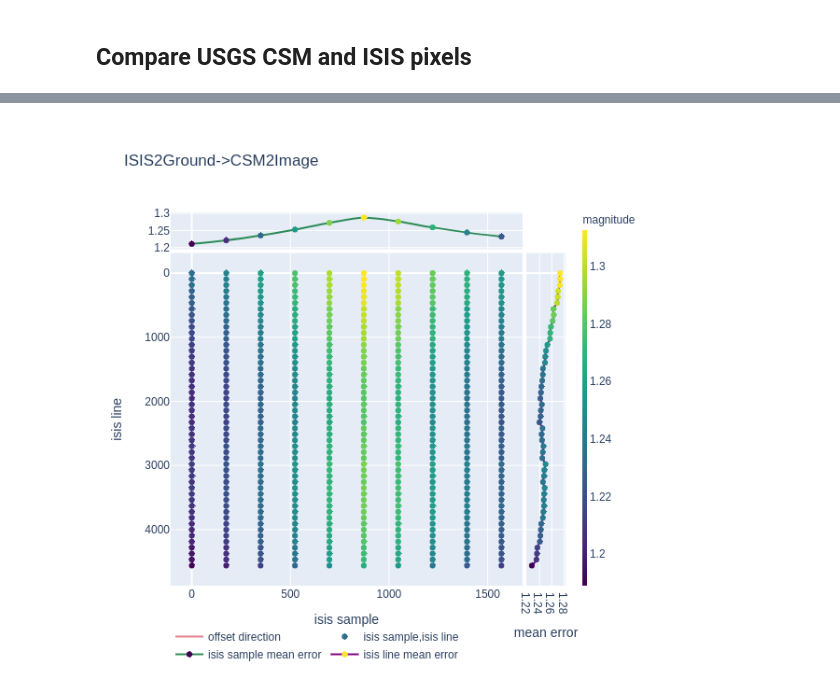
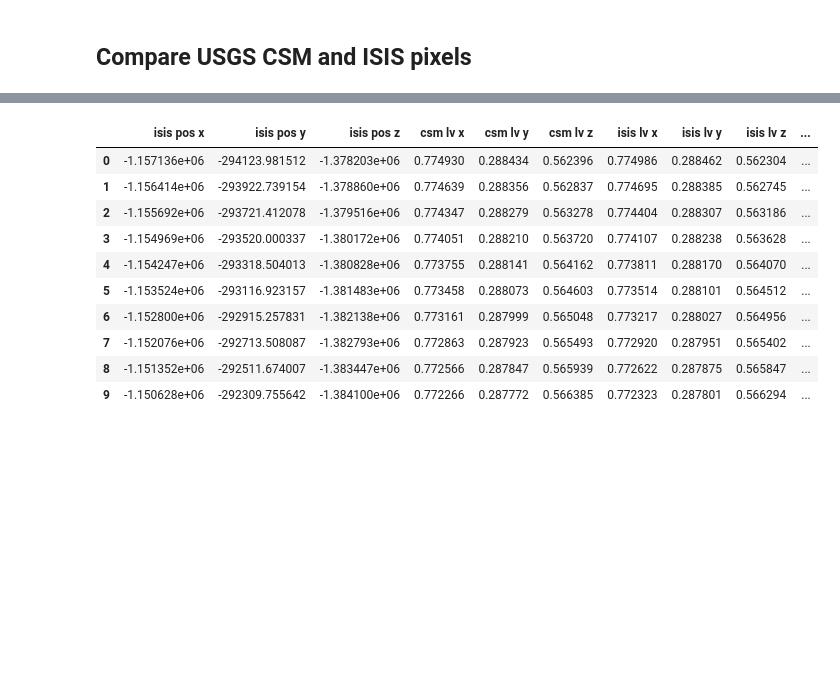
Before and after one commit to DOI-USGS/knoten, a Jupyter notebook: examples/kaguya_tc_isis_cmp.ipynb, the cells around one changed output, grey strips where cells are left out. Drawn from its saved outputs; the diff is of its cells as text; code cells hidden in the pictures; blank space fills up the shorter version.

```diff
--- a/examples/kaguya_tc_isis_cmp.ipynb
+++ b/examples/kaguya_tc_isis_cmp.ipynb
@@ -59,4 +159,4 @@ n_samples = usgscsm_json['image_samples']
 # %% [markdown]
 ## Compare USGS CSM and ISIS pixels
 # %%
-csmisis_diff_lv_plot, csmisis_diff_ephem_plot, external_orientation_data = vis.external_orientation_diff(csm_isd, cub_loc, n_lines, n_samples, nx=10, ny=50, width=600, height=600)
+csmisis_diff_lv_plot, csmisis_diff_ephem_plot, external_orientation_data = vis.external_orientation_diff(json_file, cub_loc, 10, 50, 600, 600)
@@ -85 +171,15 @@ external_orientation_data[['diffx', 'diffy', 'diffz', 'diffu', 'diffv', 'diffw']
+# %%
+external_orientation_data.head(10)
+# %% [output]
+|  | isis pos x | isis pos y | isis pos z | csm lv x | csm lv y | csm lv z | isis lv x | isis lv y | isis lv z | ... |
+| 0 | -1.157136e+06 | -294123.981512 | -1.378203e+06 | 0.774930 | 0.288434 | 0.562396 | 0.774986 | 0.288462 | 0.562304 | ... |
+| 1 | -1.156414e+06 | -293922.739154 | -1.378860e+06 | 0.774639 | 0.288356 | 0.562837 | 0.774695 | 0.288385 | 0.562745 | ... |
+| 2 | -1.155692e+06 | -293721.412078 | -1.379516e+06 | 0.774347 | 0.288279 | 0.563278 | 0.774404 | 0.288307 | 0.563186 | ... |
+| 3 | -1.154969e+06 | -293520.000337 | -1.380172e+06 | 0.774051 | 0.288210 | 0.563720 | 0.774107 | 0.288238 | 0.563628 | ... |
+| 4 | -1.154247e+06 | -293318.504013 | -1.380828e+06 | 0.773755 | 0.288141 | 0.564162 | 0.773811 | 0.288170 | 0.564070 | ... |
+| 5 | -1.153524e+06 | -293116.923157 | -1.381483e+06 | 0.773458 | 0.288073 | 0.564603 | 0.773514 | 0.288101 | 0.564512 | ... |
+| 6 | -1.152800e+06 | -292915.257831 | -1.382138e+06 | 0.773161 | 0.287999 | 0.565048 | 0.773217 | 0.288027 | 0.564956 | ... |
+| 7 | -1.152076e+06 | -292713.508087 | -1.382793e+06 | 0.772863 | 0.287923 | 0.565493 | 0.772920 | 0.287951 | 0.565402 | ... |
+| 8 | -1.151352e+06 | -292511.674007 | -1.383447e+06 | 0.772566 | 0.287847 | 0.565939 | 0.772622 | 0.287875 | 0.565847 | ... |
+| 9 | -1.150628e+06 | -292309.755642 | -1.384100e+06 | 0.772266 | 0.287772 | 0.566385 | 0.772323 | 0.287801 | 0.566294 | ... |
 # %%
@@ -87,7 +187,3 @@ isis2csm_plot, csm2isis_plot, isiscsm_plotlatlon, isiscsm_plotbf, isis2csm_data,
-# %%
-Image(isis2csm_plot.to_image())
-# %% [output]
-[figure, removed]
 # %%
 isis2csm_data[['diff line', 'diff sample']].describe()
 # %% [output]
```
Also changed, not shown: parts of 22 cells of this notebook.
